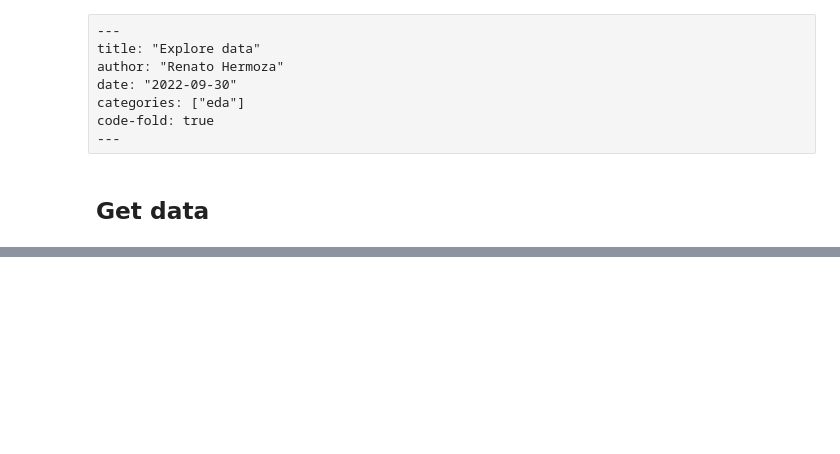
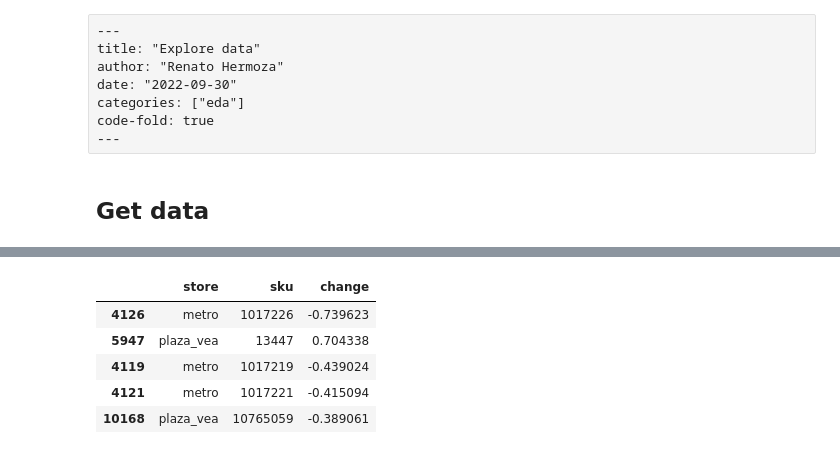
Before and after one commit to renato145/peru-prices, a Jupyter notebook: quarto_site/nbs/30092022_explore-data.ipynb, the cells around one changed output, grey strips where cells are left out. Cells and saved outputs as stored; diff of their text form; code cells hidden in the pictures; blank space fills up the shorter version.

```diff
--- a/quarto_site/nbs/30092022_explore-data.ipynb
+++ b/quarto_site/nbs/30092022_explore-data.ipynb
@@ -63,3 +53,34 @@ top_changes.head()
+# %%
+top_changes = (df
+ .loc[lambda d: ~d.name.isin([
+     'sillau #06 kikko botella 350 ml (metro)',
+     'sillau kikko botella 500 ml (metro)',
+     'salsa de soya con ajo y kión kikko 350ml (metro)'
+ ])]
+ # Use last 90 days of data
+ .loc[lambda d: d.date>=(datetime.now()-timedelta(days=90))]
+ .sort_values('date')
+ # Get percentage change
+ .pipe(lambda d: d.assign(**d
+     .groupby(['store','sku'], as_index=False)
+     .price
+     .transform(lambda d: (d-d.shift())/d.shift())
+     .loc[:,['price']]
+ ))
+ .groupby(['store','sku'], as_index=False)
+ .price.mean()
+ .rename({'price': 'change'}, axis=1)
+ .dropna()
+ .loc[lambda d: d.change.abs().sort_values(ascending=False).index]
+)
+top_changes.head()
+# %% [output]
+|  | store | sku | change |
+| 4126 | metro | 1017226 | -0.739623 |
+| 5947 | plaza_vea | 13447 | 0.704338 |
+| 4119 | metro | 1017219 | -0.439024 |
+| 4121 | metro | 1017221 | -0.415094 |
+| 10168 | plaza_vea | 10765059 | -0.389061 |
 # %%
 (top_changes
  .head(10)
```
Also changed, not shown: parts of 11 cells of this notebook, 5 other files.
